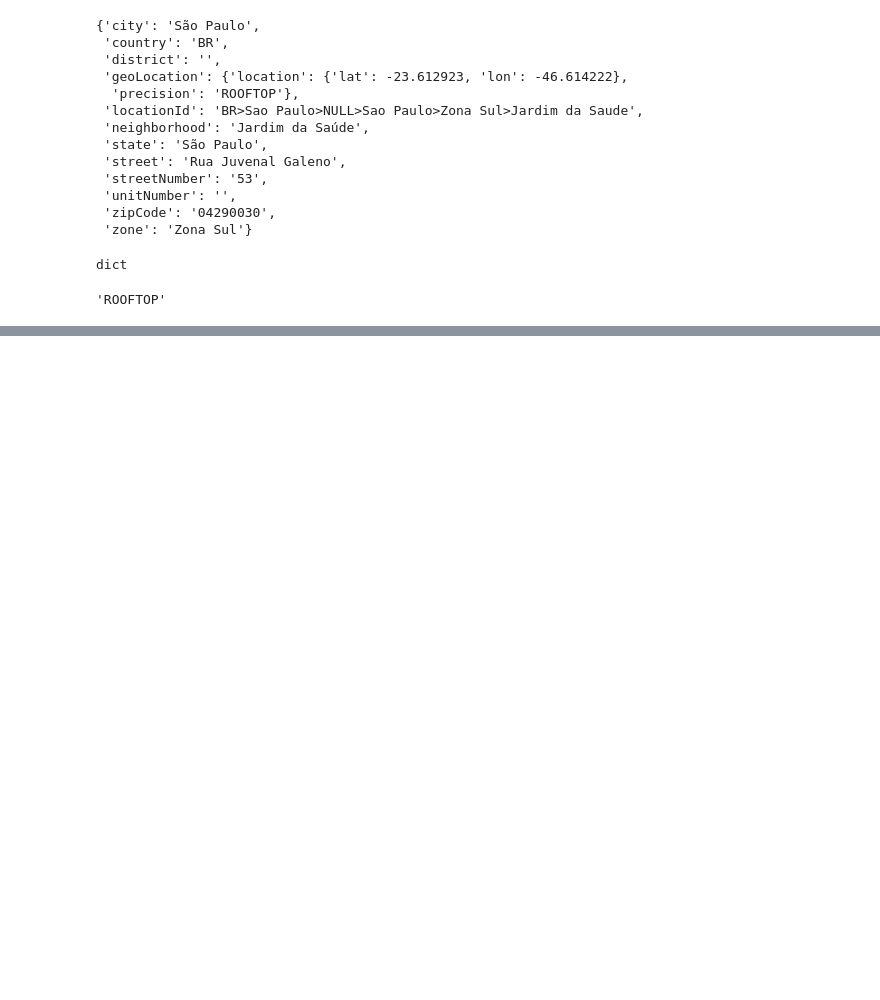
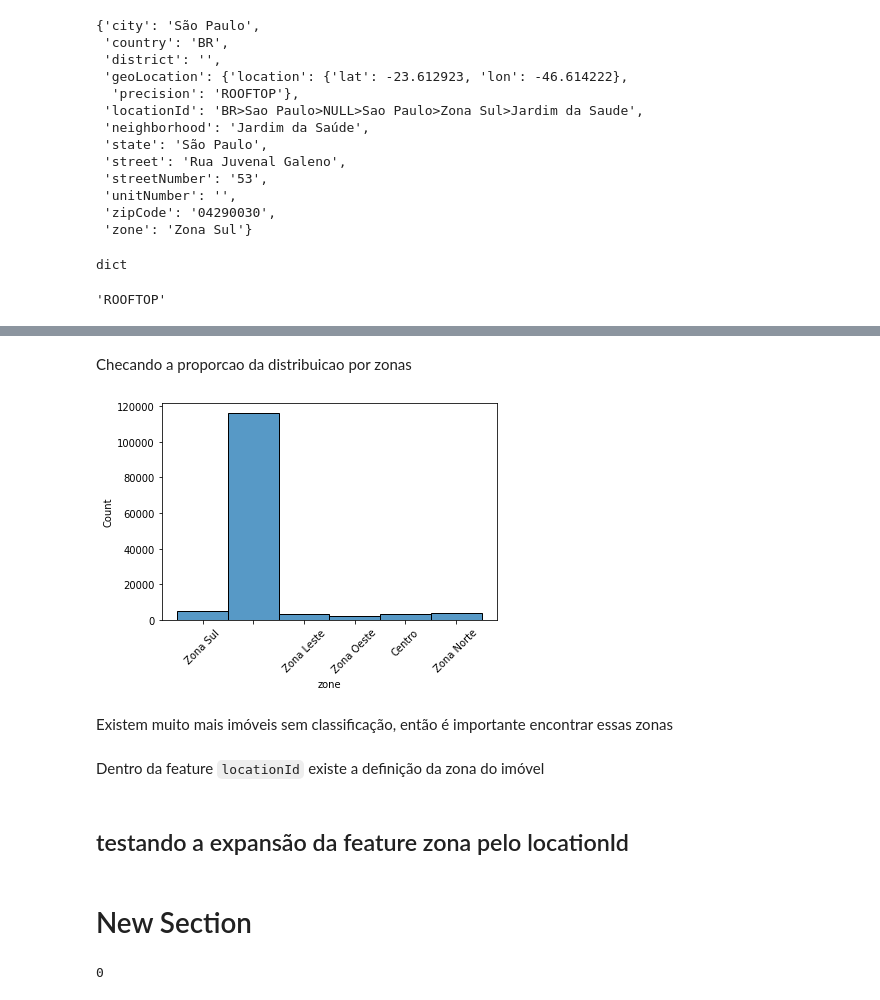
Before and after one commit to KeysiYTS/intro-eda, a Jupyter notebook: notebooks/Studies_Myhome.ipynb, the cells around one changed output, grey strips where cells are left out. Cells and saved outputs as stored; diff of their text form; code cells hidden in the pictures; blank space fills up the shorter version.

```diff
--- a/notebooks/Studies_Myhome.ipynb
+++ b/notebooks/Studies_Myhome.ipynb
@@ -127,0 +124,5 @@ a.head()
+# %%
+dicts = ['address', 'pricingInfos']
+# %%
+for col in dicts:
+  a = listings_df.join(pd.DataFrame([line for line in listings_df[col]]))
@@ -127,0 +158,6 @@ a.head()
+# %%
+dicts = ['address', 'pricingInfos']
+# %%
+# Gerando o DF expandido
+for col in dicts:
+  listings_df = listings_df.join(pd.DataFrame([line for line in listings_df[col]]))
@@ -127,0 +238,20 @@ a.head()
+# %% [markdown]
+Checando a proporcao da distribuicao por zonas
+# %%
+sns.histplot(data=listings_df, x='zone')
+plt.xticks(rotation = 45)
+plt.show()
+# %% [output]
+[figure, added]
+# %% [markdown]
+Existem muito mais imóveis sem classificação, então é importante encontrar essas zonas
+# %% [markdown]
+Dentro da feature `locationId` existe a definição da zona do imóvel
+# %% [markdown]
+## testando a expansão da feature zona pelo locationId
+# %% [markdown]
+# New Section
+# %%
+listings_df.locationId.isnull().sum()
+# %% [output]
+0
```
Also changed, not shown: parts of 56 cells of this notebook.
